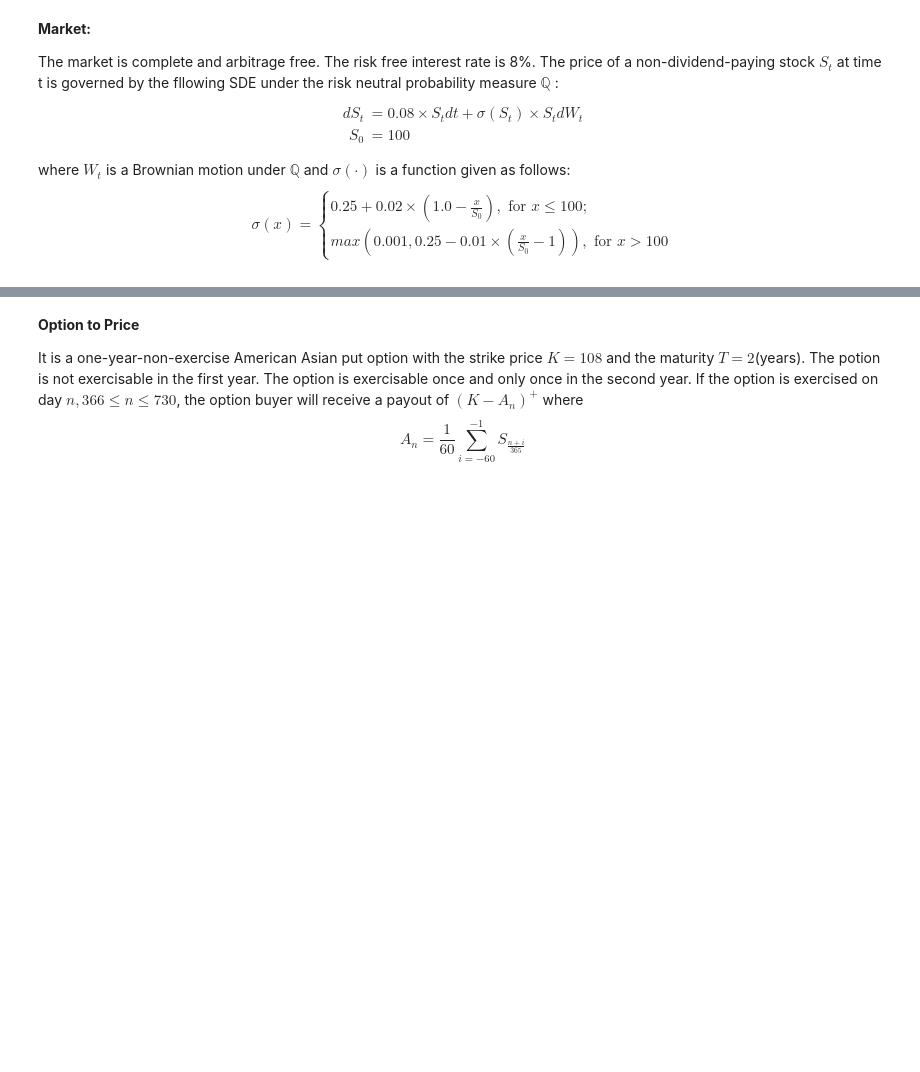
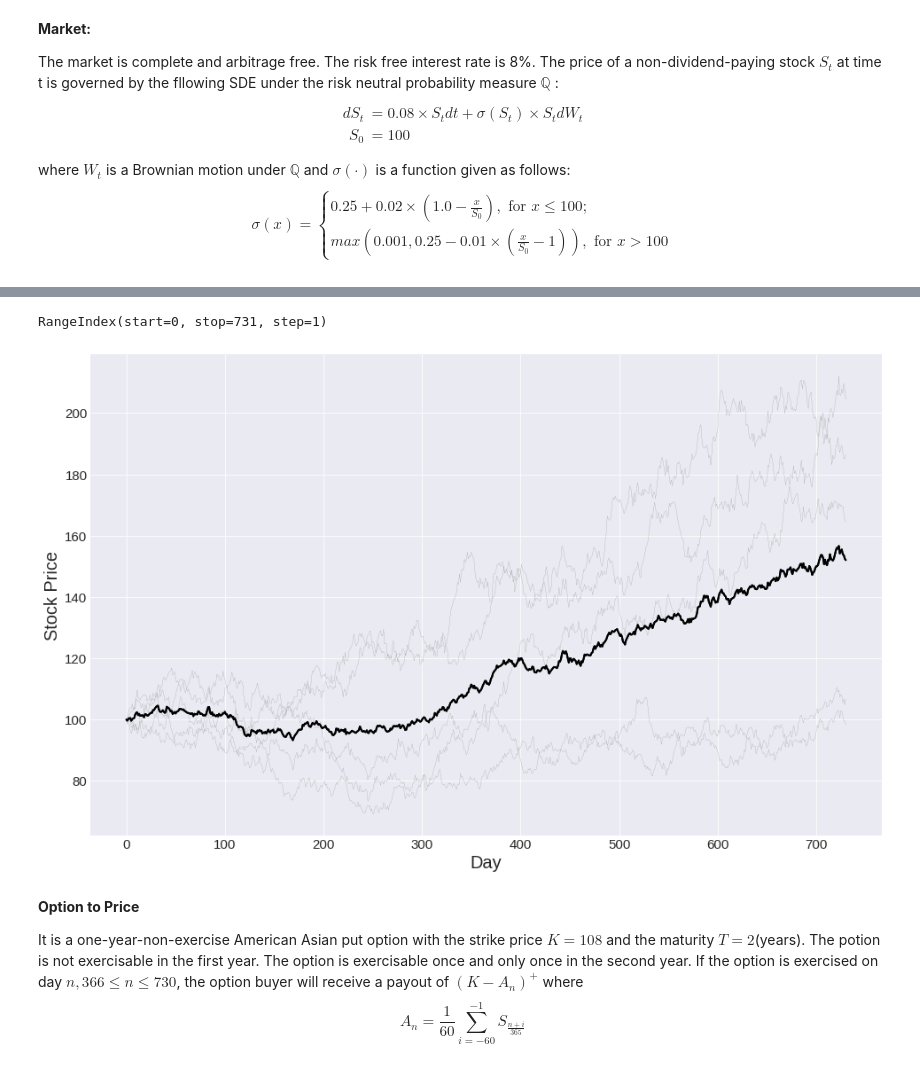
Before and after one commit to chenpenghao/FE5112, a Jupyter notebook: FE5112.ipynb, the cells around one changed output, grey strips where cells are left out. Drawn from its saved outputs; the diff is of its cells as text; code cells hidden in the pictures; blank space fills up the shorter version.

```diff
--- a/FE5112.ipynb
+++ b/FE5112.ipynb
@@ -78,3 +107,35 @@ print(S)
+# %%
+import pandas as pd
+df = pd.DataFrame(data=S).T
+
+ave = df.mean(axis=1)
+df.index
+# %% [output]
+RangeIndex(start=0, stop=731, step=1)
+# %%
+## Visualisations
+
+plt.figure(figsize=(16,10))
+plt.style.use('seaborn-darkgrid')
+palette = plt.get_cmap('binary')
+plt.rc('xtick',labelsize=15)
+plt.rc('ytick',labelsize=15)
+plt.xlabel('Day', fontsize=20)
+plt.ylabel('Stock Price', fontsize=20)
+
+# 1st representation for plotting
+plt.plot(df,color=palette(120), lw=0.2)
+plt.plot(ave,color=palette(2000), lw=2)
+
+# 2nd representation for plotting
+#for column in df.columns:
+#  plt.plot(df[column],color=palette(120), lw=0.2)
+#  plt.fill_between(df[column], ave, color='lightgrey', alpha=0.5)
+
+plt.plot(ave,color=palette(2000), lw=2)
+plt.show()
+# %% [output]
+[figure, added]
 # %% [markdown]
 **Option to Price**
 
```
Also changed, not shown: parts of 10 cells of this notebook.
